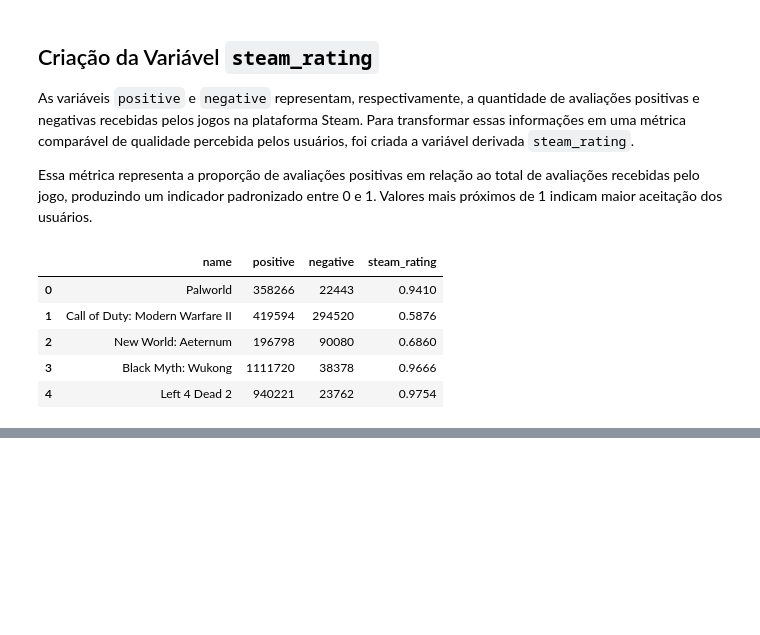
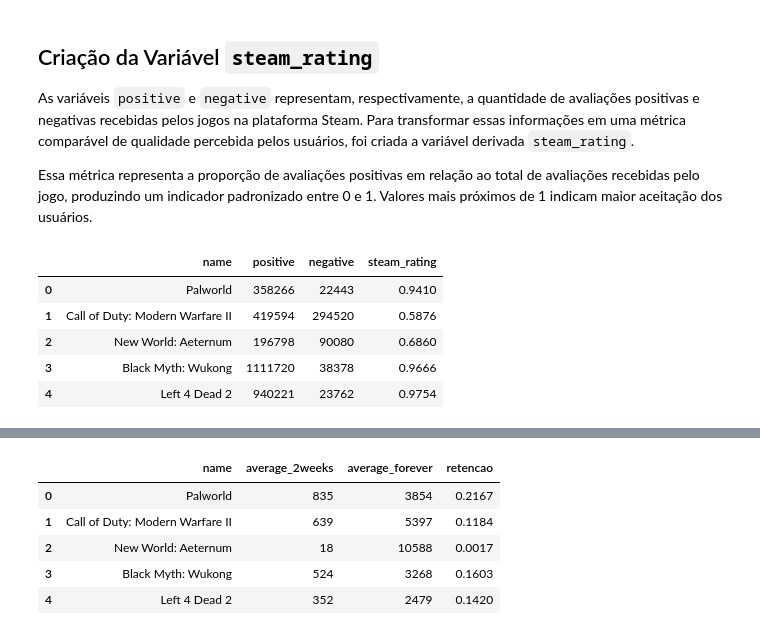
Before and after one commit to wagnerquadros/anaise_dados_steam, a Jupyter notebook: transformacao_dataset.ipynb, the cells around one changed output, grey strips where cells are left out. Cells and saved outputs as stored; diff of their text form; code cells hidden in the pictures; blank space fills up the shorter version.

```diff
--- a/transformacao_dataset.ipynb
+++ b/transformacao_dataset.ipynb
@@ -198,0 +284,14 @@ df[['name', 'positive', 'negative', 'steam_rating']].head()
+# %%
+df[[
+    'name',
+    'average_2weeks',
+    'average_forever',
+    'retencao'
+]].head()
+# %% [output]
+|  | name | average_2weeks | average_forever | retencao |
+| 0 | Palworld | 835 | 3854 | 0.2167 |
+| 1 | Call of Duty: Modern Warfare II | 639 | 5397 | 0.1184 |
+| 2 | New World: Aeternum | 18 | 10588 | 0.0017 |
+| 3 | Black Myth: Wukong | 524 | 3268 | 0.1603 |
+| 4 | Left 4 Dead 2 | 352 | 2479 | 0.1420 |
```
Also changed, not shown: parts of 18 cells of this notebook, 1 other file.
